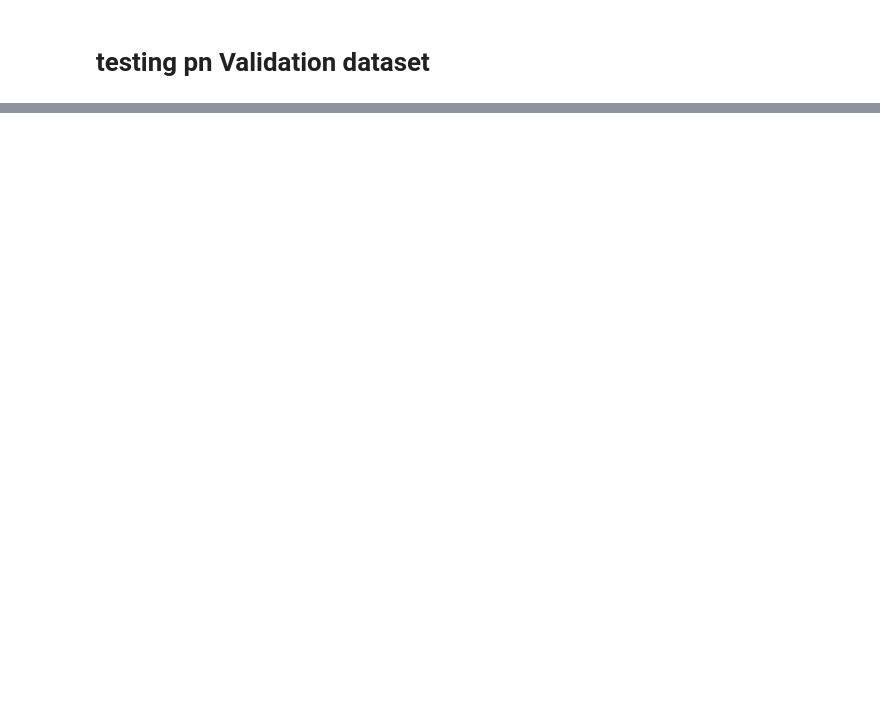
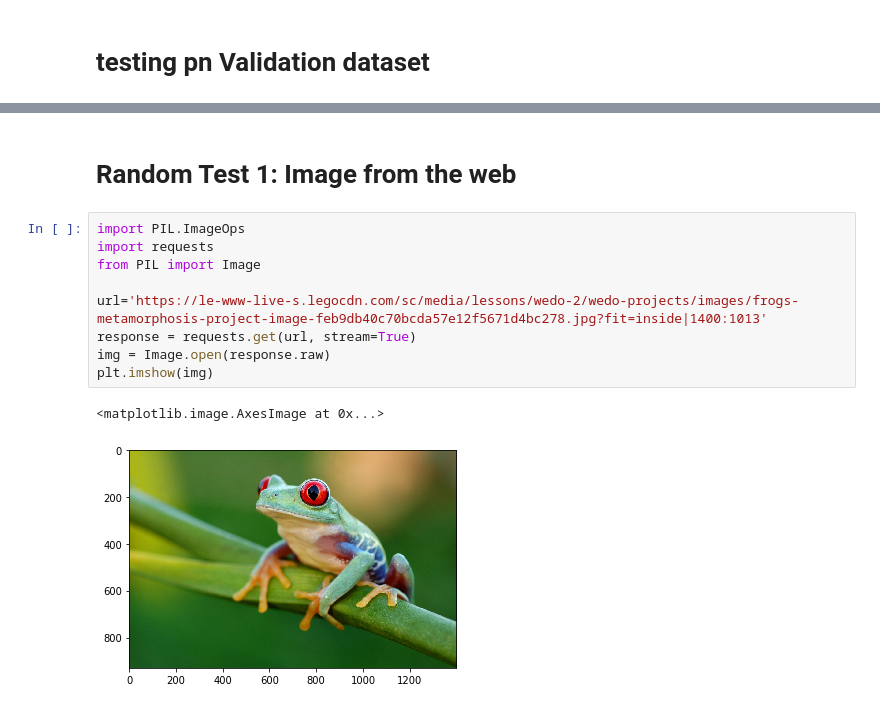
Before and after one commit to deepenmi/pyTorchPractice, a Jupyter notebook: CNN_CIFAR10_Pytorch.ipynb, the cells around one changed output, grey strips where cells are left out. Drawn from its saved outputs; the diff is of its cells as text; blank space fills up the shorter version.

```diff
--- a/CNN_CIFAR10_Pytorch.ipynb
+++ b/CNN_CIFAR10_Pytorch.ipynb
@@ -192,0 +192,14 @@ for idx in np.arange(20):
+# %% [markdown]
+# Random Test 1: Image from the web
+# %%
+import PIL.ImageOps
+import requests
+from PIL import Image
+
+url='https://le-www-live-s.legocdn.com/sc/media/lessons/wedo-2/wedo-projects/images/frogs-metamorphosis-project-image-feb9db40c70bcda57e12f5671d4bc278.jpg?fit=inside|1400:1013'
+response = requests.get(url, stream=True)
+img = Image.open(response.raw)
+plt.imshow(img)
+# %% [output]
+<matplotlib.image.AxesImage at 0x...>
+[figure, added]
```
Also changed, not shown: parts of 12 cells of this notebook.
